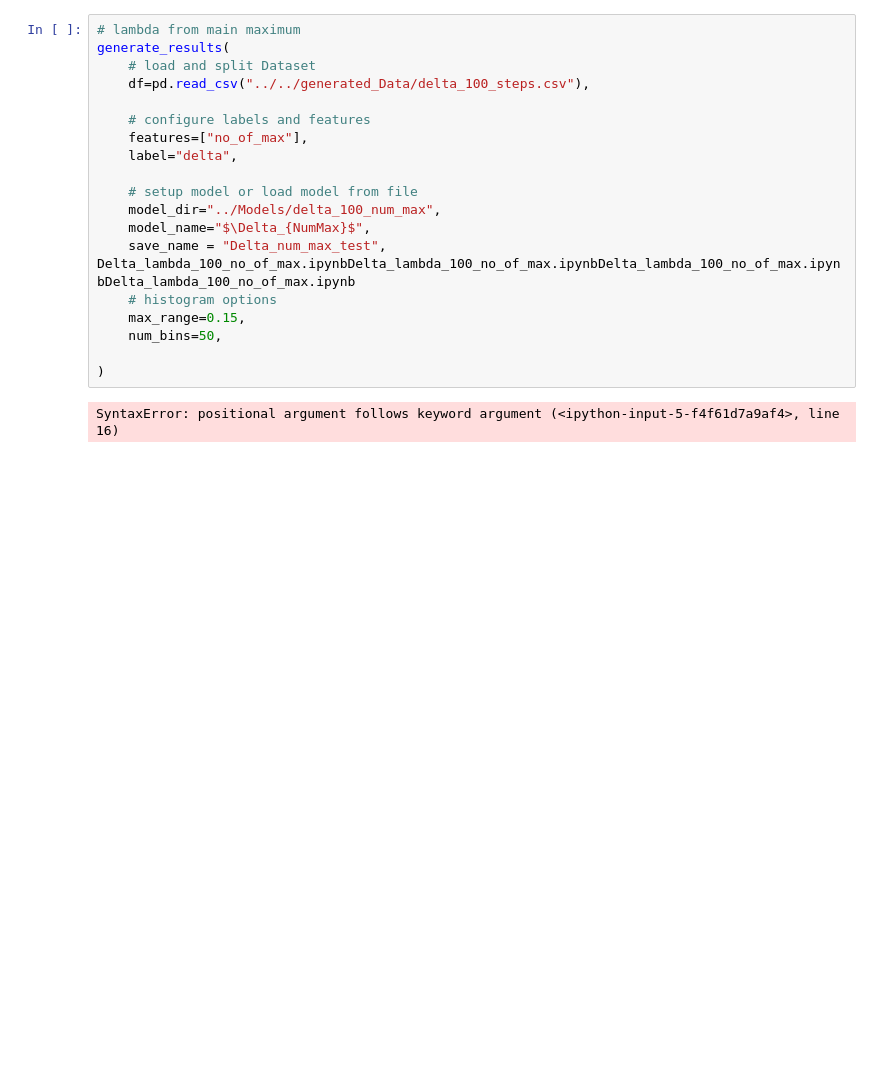
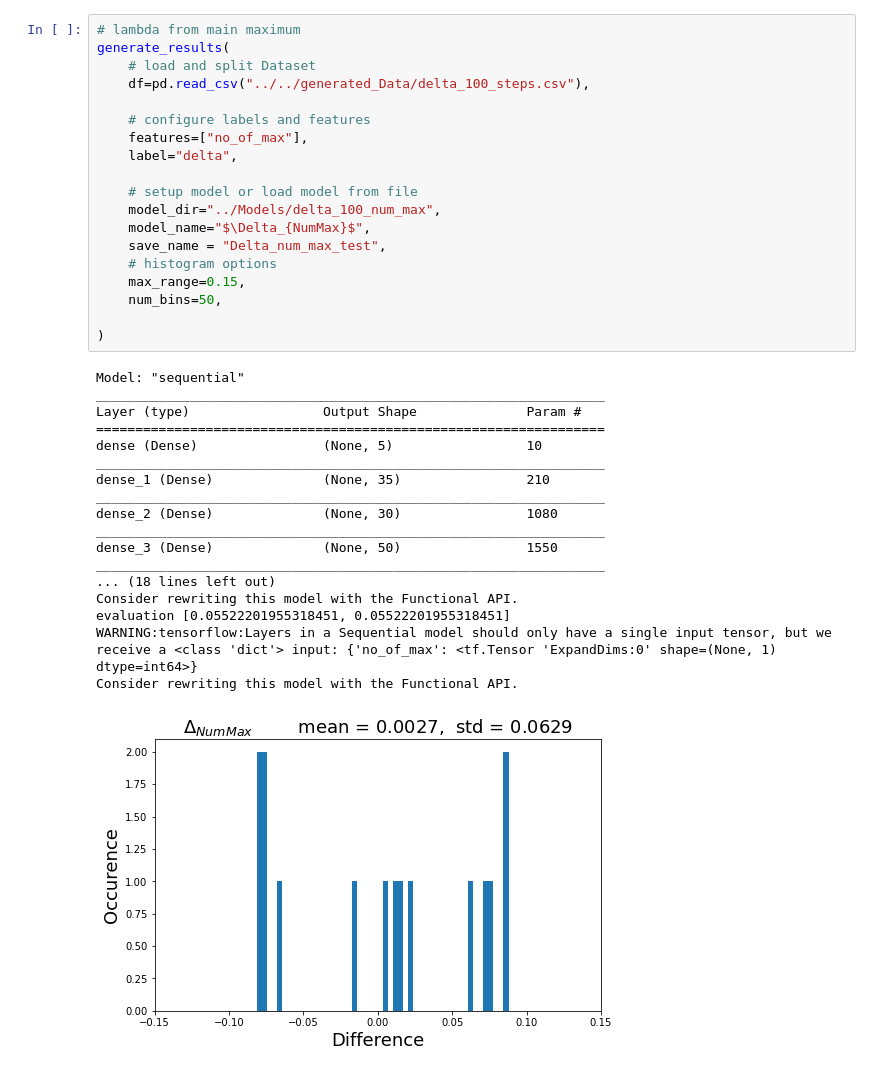
Before and after one commit to GwydionJon/EN_learn, a Jupyter notebook: Finished Programs/Notebooks/generate_plots.ipynb, the cells around one changed output. Cells and saved outputs as stored; diff of their text form; blank space fills up the shorter version.

```diff
--- a/Finished Programs/Notebooks/generate_plots.ipynb
+++ b/Finished Programs/Notebooks/generate_plots.ipynb
@@ -165,25 +165,41 @@ Output (Dense)               (None, 1)                 11
 # %%
 # lambda from main maximum
 generate_results(
     # load and split Dataset
     df=pd.read_csv("../../generated_Data/delta_100_steps.csv"),
 
     # configure labels and features
     features=["no_of_max"],
     label="delta",
 
     # setup model or load model from file
     model_dir="../Models/delta_100_num_max",
     model_name="$\Delta_{NumMax}$",
     save_name = "Delta_num_max_test",
-Delta_lambda_100_no_of_max.ipynbDelta_lambda_100_no_of_max.ipynbDelta_lambda_100_no_of_max.ipynbDelta_lambda_100_no_of_max.ipynb
     # histogram options
     max_range=0.15,
     num_bins=50,
 
 )
 # %% [output]
-SyntaxError: positional argument follows keyword argument (<ipython-input-5-f4f61d7a9af4>, line 16)
+Model: "sequential"
+_________________________________________________________________
+Layer (type)                 Output Shape              Param #
+=================================================================
+dense (Dense)                (None, 5)                 10
+_________________________________________________________________
+dense_1 (Dense)              (None, 35)                210
+_________________________________________________________________
+dense_2 (Dense)              (None, 30)                1080
+_________________________________________________________________
+dense_3 (Dense)              (None, 50)                1550
+_________________________________________________________________
+... (18 lines left out)
+Consider rewriting this model with the Functional API.
+evaluation [0.05522201955318451, 0.05522201955318451]
+WARNING:tensorflow:Layers in a Sequential model should only have a single input tensor, but we receive a <class 'dict'> input: {'no_of_max': <tf.Tensor 'ExpandDims:0' shape=(None, 1) dtype=int64>}
+Consider rewriting this model with the Functional API.
+[figure, added]
 # %%
 # lambda from main maximum
 generate_results(
```
Also changed, not shown: parts of 5 cells of this notebook.
